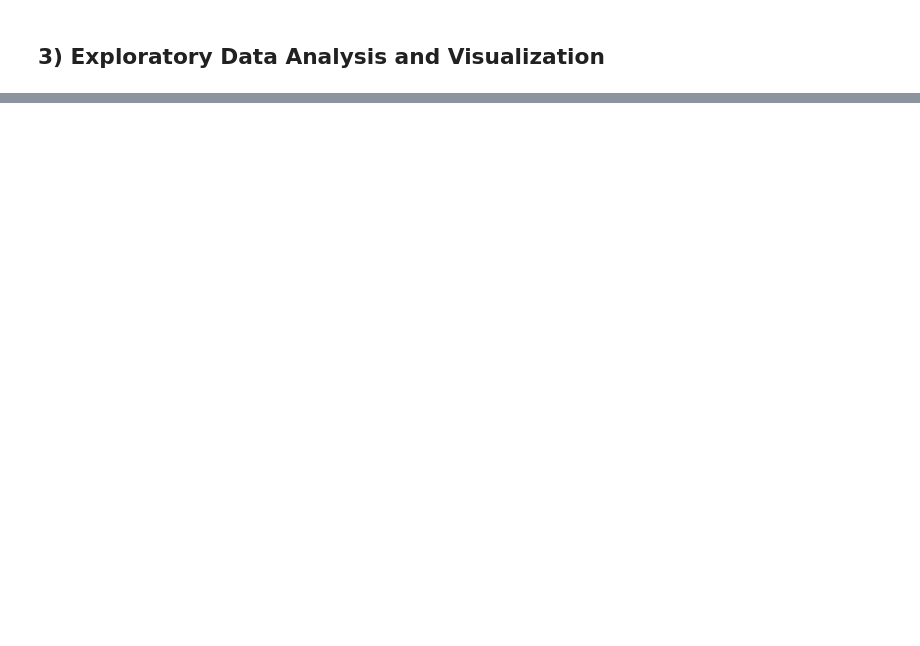
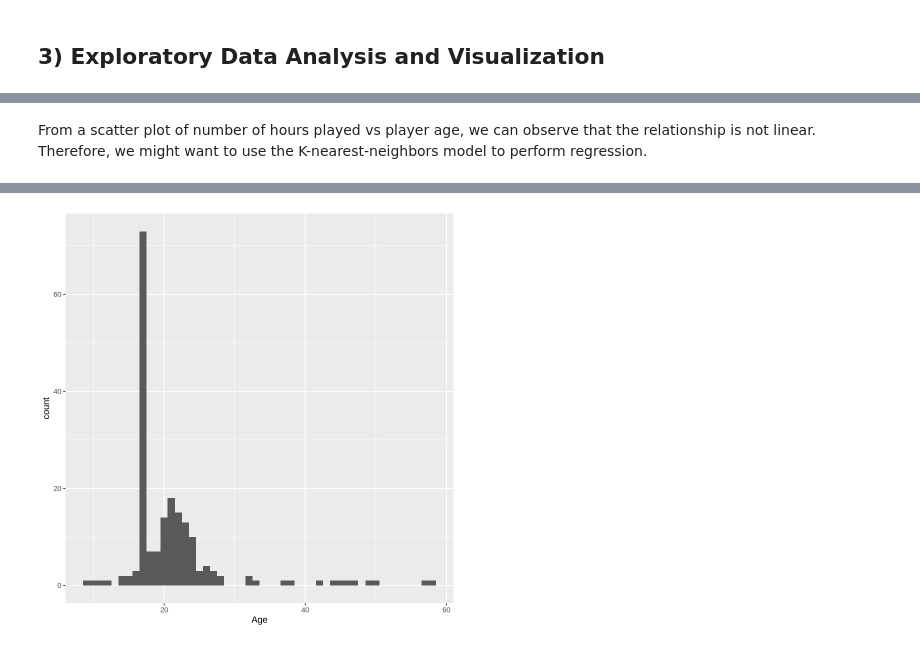
Before and after one commit to audreyw28/DSCI-100-Project, a Jupyter notebook: individual_project_planning.ipynb, the cells around one changed output, grey strips where cells are left out. Drawn from its saved outputs; the diff is of its cells as text; code cells hidden in the pictures; blank space fills up the shorter version.

```diff
--- a/individual_project_planning.ipynb
+++ b/individual_project_planning.ipynb
@@ -162,0 +207,7 @@ The players dataset will make this regression problem possible by providing the
+# %% [markdown]
+From a scatter plot of number of hours played vs player age, we can observe that the relationship is not linear. Therefore, we might want to use the K-nearest-neighbors model to perform regression.
+# %%
+age_distribution <- ggplot(players, aes(x = Age)) +
+    geom_histogram(binwidth = 1)
+age_distribution
+# %% [output]
@@ -162,0 +216 @@ The players dataset will make this regression problem possible by providing the
+[figure, added]
```
Also changed, not shown: parts of 19 cells of this notebook.
